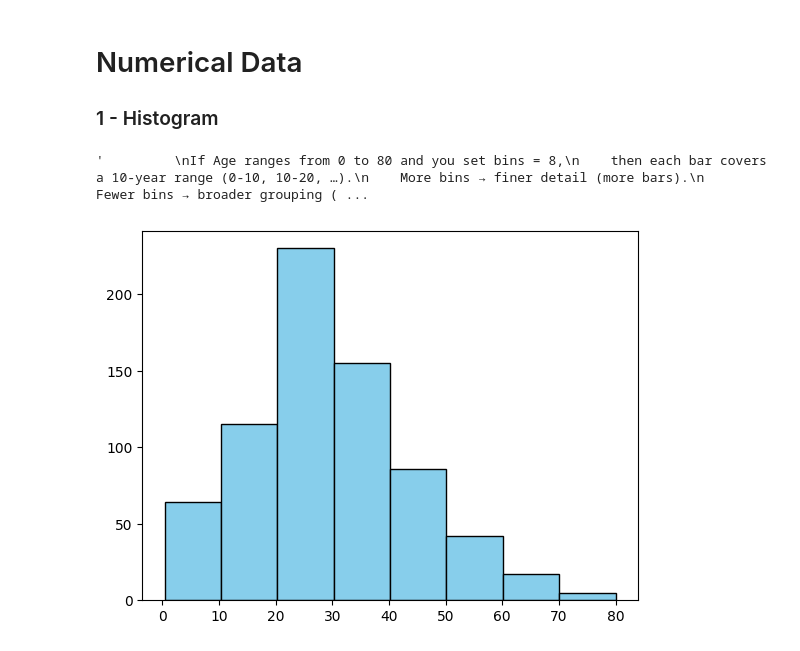
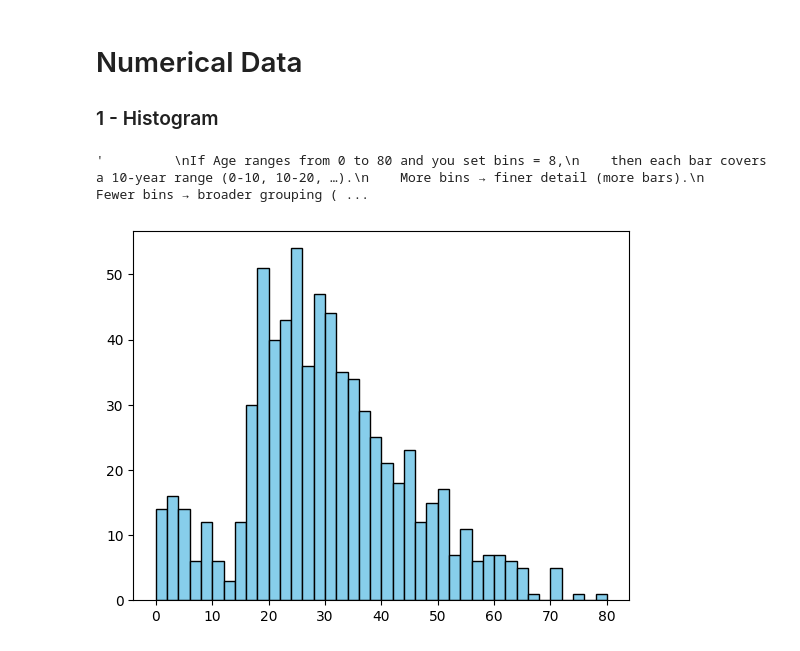
Before and after one commit to Ashura369/python, a Jupyter notebook: 1 jupyter workspace lecture/sklearn library/6_0 EDA Univariate.ipynb, the cells around one changed output. Cells and saved outputs as stored; diff of their text form; code cells hidden in the pictures.

```diff
--- a/1 jupyter workspace lecture/sklearn library/6_0 EDA Univariate.ipynb
+++ b/1 jupyter workspace lecture/sklearn library/6_0 EDA Univariate.ipynb
@@ -110,16 +110,18 @@ Text(0.5, 1.0, 'Survival Distribution')
 # %%
 # we use numerical data in the columns that holds numerical data only
 
-plt.hist(df["Age"], bins=8, color='skyblue', edgecolor='black')
+# plt.hist(df["Age"], bins=40, color='skyblue', edgecolor='black')
+# bins defines how many intervals (bars) your data range is divided into in a histogram.
 
-# bins defines how many intervals (bars) your data range is divided into in a histogram.
+plt.hist(df["Age"], bins=range(0, 81, 2), color='skyblue', edgecolor='black')          # instead of assigning a single number to bins we have used "range" here range is from 0 to 81 (81 being exclusive), and each bin convers 5 years [write 1 in place of 5 and you will have more precise detail]
+
 """
 If Age ranges from 0 to 80 and you set bins = 8,
     then each bar covers a 10-year range (0-10, 10-20, …).
     More bins → finer detail (more bars).
     Fewer bins → broader grouping (less detail).
 
 """
 # %% [output]
 '         \nIf Age ranges from 0 to 80 and you set bins = 8,\n    then each bar covers a 10-year range (0-10, 10-20, …).\n    More bins → finer detail (more bars).\n    Fewer bins → broader grouping ( ...
-[figure, old version]
+[figure, new version]
```
Also changed, not shown: parts of 9 cells of this notebook.
